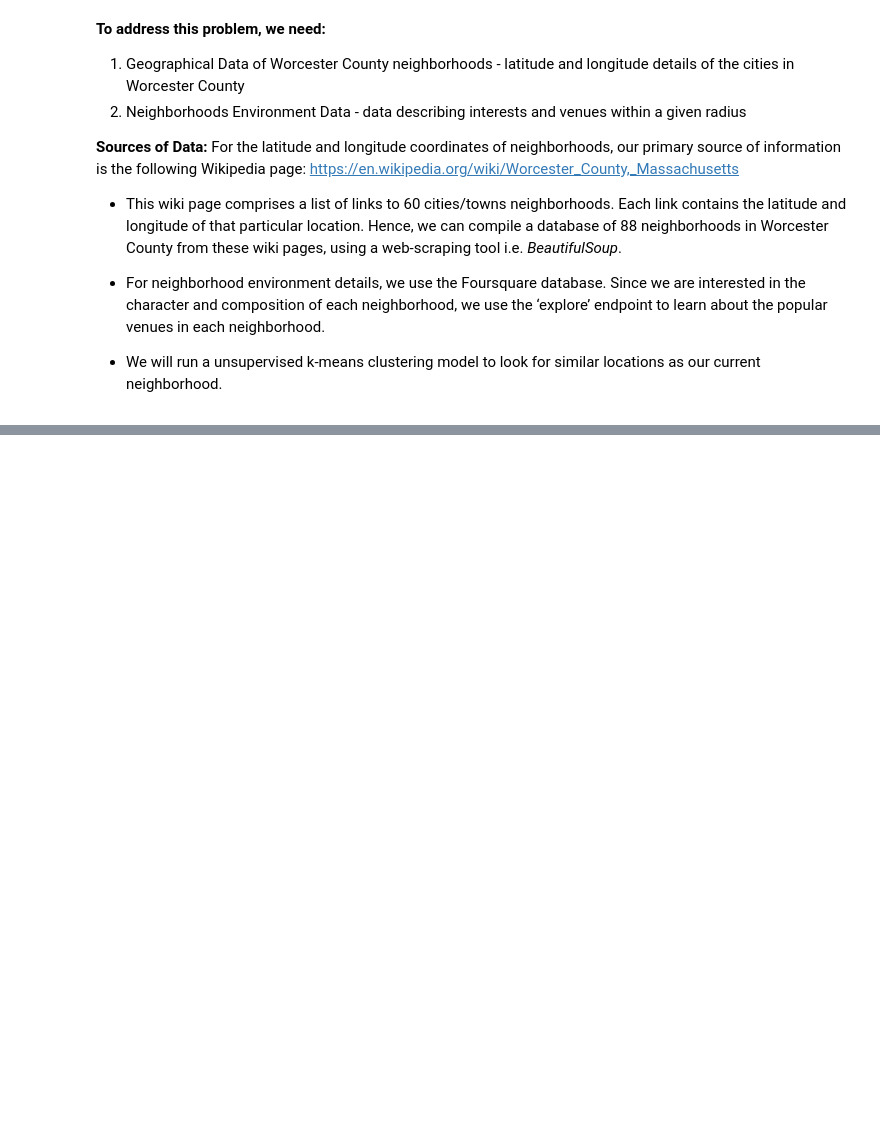
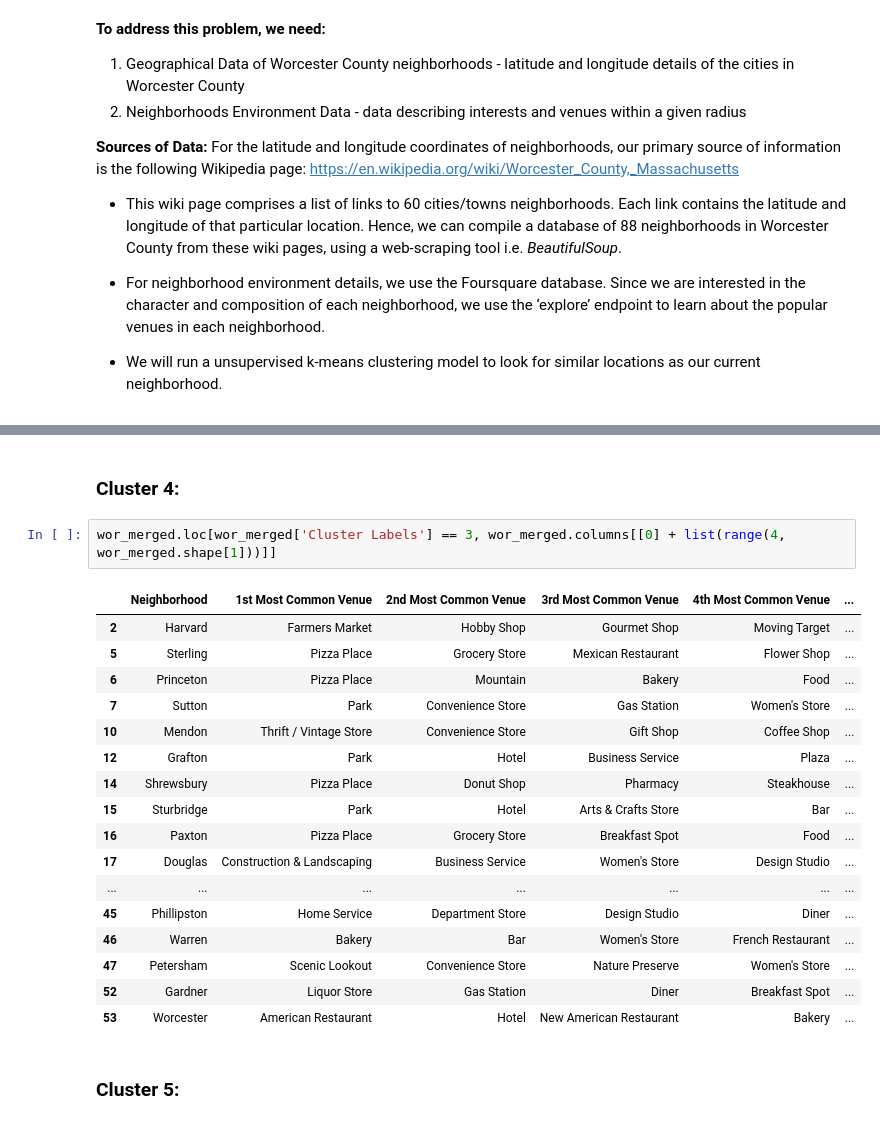
Before and after one commit to wuweixiaoxiao/coursera, a Jupyter notebook: Capstone Project-Worcester County.ipynb, the cells around one changed output, grey strips where cells are left out. Saved outputs shown, nothing was run; the diff lists cells and outputs as text; blank space fills up the shorter version.

```diff
--- a/Capstone Project-Worcester County.ipynb
+++ b/Capstone Project-Worcester County.ipynb
@@ -29,0 +394,24 @@ For the latitude and longitude coordinates of neighborhoods, our primary source
+# %% [markdown]
+### Cluster 4:
+# %%
+wor_merged.loc[wor_merged['Cluster Labels'] == 3, wor_merged.columns[[0] + list(range(4, wor_merged.shape[1]))]]
+# %% [output]
+|  | Neighborhood | 1st Most Common Venue | 2nd Most Common Venue | 3rd Most Common Venue | 4th Most Common Venue | ... |
+| 2 | Harvard | Farmers Market | Hobby Shop | Gourmet Shop | Moving Target | ... |
+| 5 | Sterling | Pizza Place | Grocery Store | Mexican Restaurant | Flower Shop | ... |
+| 6 | Princeton | Pizza Place | Mountain | Bakery | Food | ... |
+| 7 | Sutton | Park | Convenience Store | Gas Station | Women's Store | ... |
+| 10 | Mendon | Thrift / Vintage Store | Convenience Store | Gift Shop | Coffee Shop | ... |
+| 12 | Grafton | Park | Hotel | Business Service | Plaza | ... |
+| 14 | Shrewsbury | Pizza Place | Donut Shop | Pharmacy | Steakhouse | ... |
+| 15 | Sturbridge | Park | Hotel | Arts & Crafts Store | Bar | ... |
+| 16 | Paxton | Pizza Place | Grocery Store | Breakfast Spot | Food | ... |
+| 17 | Douglas | Construction & Landscaping | Business Service | Women's Store | Design Studio | ... |
+| ... | ... | ... | ... | ... | ... | ... |
+| 45 | Phillipston | Home Service | Department Store | Design Studio | Diner | ... |
+| 46 | Warren | Bakery | Bar | Women's Store | French Restaurant | ... |
+| 47 | Petersham | Scenic Lookout | Convenience Store | Nature Preserve | Women's Store | ... |
+| 52 | Gardner | Liquor Store | Gas Station | Diner | Breakfast Spot | ... |
+| 53 | Worcester | American Restaurant | Hotel | New American Restaurant | Bakery | ... |
+# %% [markdown]
+### Cluster 5:
```
Also changed, not shown: parts of 38 cells of this notebook.
